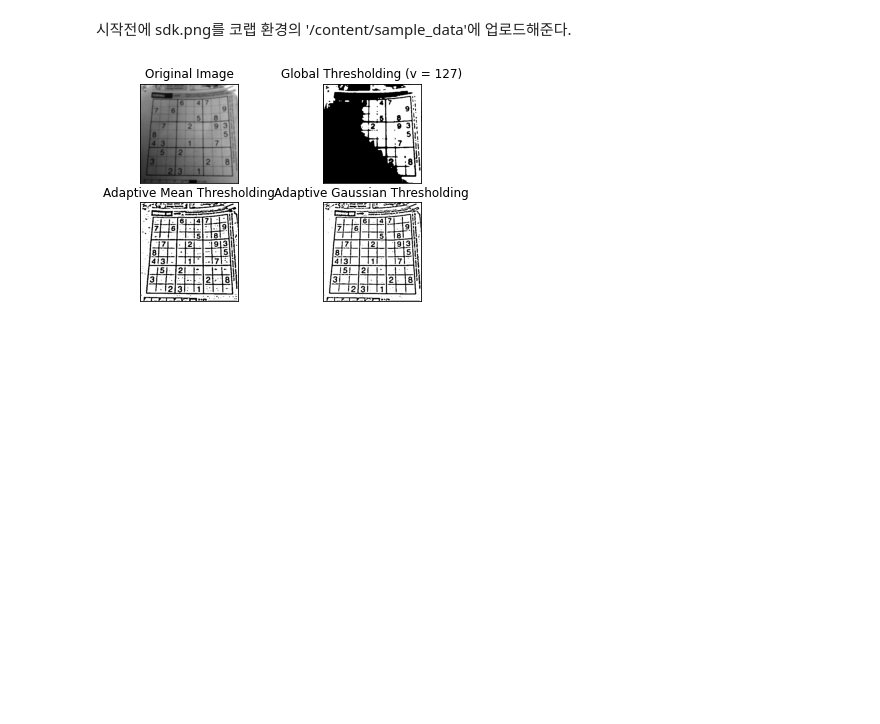
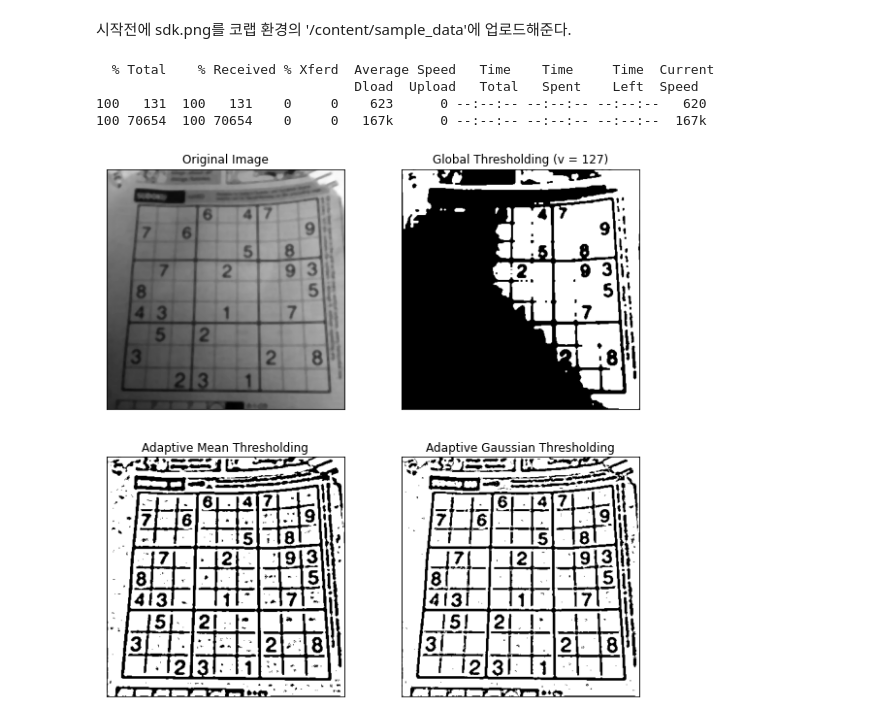
Before and after one commit to swkim01/DSAC5, a Jupyter notebook: gg-12-적응적_이진화.ipynb, the cells around one changed output. Saved outputs shown, nothing was run; the diff lists cells and outputs as text; code cells hidden in the pictures; blank space fills up the shorter version.

```diff
--- a/gg-12-적응적_이진화.ipynb
+++ b/gg-12-적응적_이진화.ipynb
@@ -14,21 +14,33 @@
 # %%
 import cv2 as cv
 import numpy as np
 from matplotlib import pyplot as plt
-img = cv.imread('/content/sample_data/sdk.png',0)
+
+# 이미지 읽기
+!curl -L https://github.com/swkim01/DSAC5/raw/main/data/sdk.png -o sdk.png
+img = cv.imread('./sdk.png',0)
+#img = cv.imread('/content/sample_data/sdk.png',0)
 img = cv.medianBlur(img,5)
 ret,th1 = cv.threshold(img,127,255,cv.THRESH_BINARY)
 th2 = cv.adaptiveThreshold(img,255,cv.ADAPTIVE_THRESH_MEAN_C,\
             cv.THRESH_BINARY,11,2)
 th3 = cv.adaptiveThreshold(img,255,cv.ADAPTIVE_THRESH_GAUSSIAN_C,\
             cv.THRESH_BINARY,11,2)
 titles = ['Original Image', 'Global Thresholding (v = 127)',
             'Adaptive Mean Thresholding', 'Adaptive Gaussian Thresholding']
 images = [img, th1, th2, th3]
+fig, ax = plt.subplots(2, 2, figsize=(10,10))
 for i in range(4):
-    plt.subplot(2,2,i+1),plt.imshow(images[i],'gray')
-    plt.title(titles[i])
-    plt.xticks([]),plt.yticks([])
+    #plt.subplot(2,2,i+1),plt.imshow(images[i],'gray')
+    #plt.title(titles[i])
+    #plt.xticks([]),plt.yticks([])
+    x = int(i/2); y = int(i%2)
+    ax[x,y].imshow(images[i],cmap = 'gray')
+    ax[x,y].set_title(titles[i]), ax[x,y].set_xticks([]), ax[x,y].set_yticks([])
 plt.show()
 # %% [output]
+  % Total    % Received % Xferd  Average Speed   Time    Time     Time  Current
+                                 Dload  Upload   Total   Spent    Left  Speed
+100   131  100   131    0     0    623      0 --:--:-- --:--:-- --:--:--   620
+100 70654  100 70654    0     0   167k      0 --:--:-- --:--:-- --:--:--  167k
-[figure, old version]
+[figure, new version]
```
